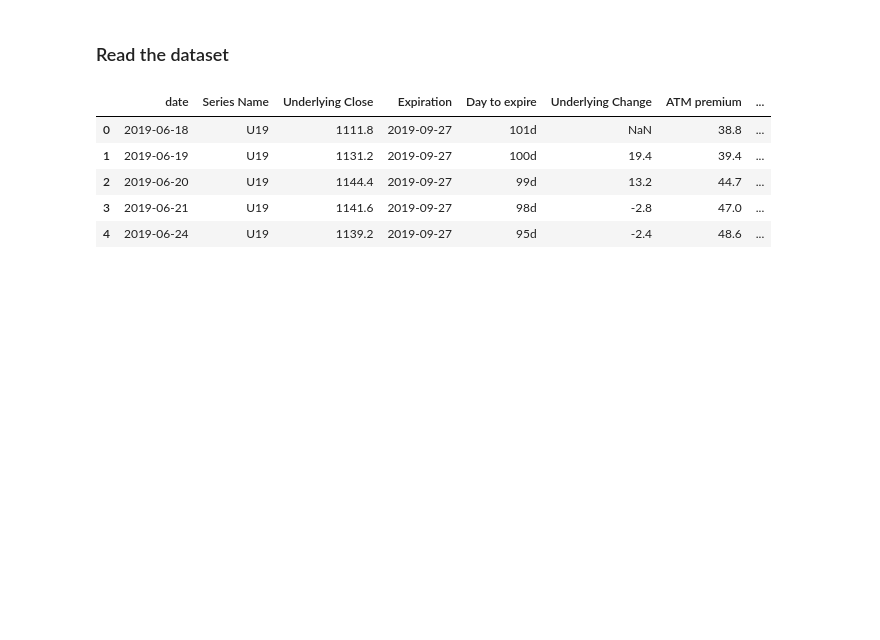
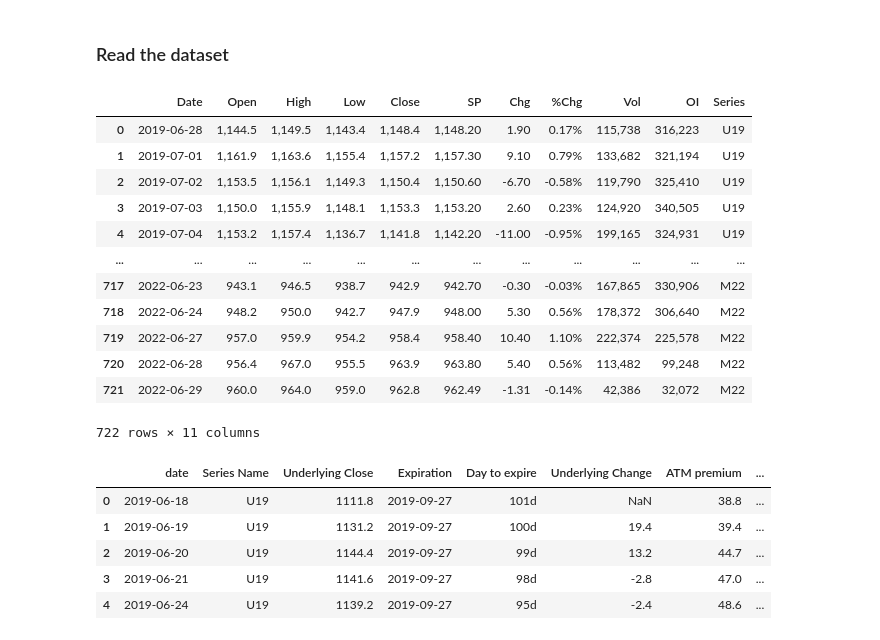
Before and after one commit to soi130/options_analysis, a Jupyter notebook: Option project.ipynb, the cells around one changed output. Cells and saved outputs as stored; diff of their text form; code cells hidden in the pictures; blank space fills up the shorter version.

```diff
--- a/Option project.ipynb
+++ b/Option project.ipynb
@@ -49,4 +52,30 @@ import matplotlib.pyplot as plt
 # %% [markdown]
 ### Read the dataset
+# %%
+import os
+os.getcwd()
+path = os.getcwd()+'/Merged-Table 1.csv'
+
+merged_future = pd.read_csv(path,
+                  parse_dates=['Date'],
+                  infer_datetime_format=True,
+                  dayfirst=True
+)
+# %%
+merged_future
+# %% [output]
+|  | Date | Open | High | Low | Close | SP | Chg | %Chg | Vol | OI | Series |
+| 0 | 2019-06-28 | 1,144.5 | 1,149.5 | 1,143.4 | 1,148.4 | 1,148.20 | 1.90 | 0.17% | 115,738 | 316,223 | U19 |
+| 1 | 2019-07-01 | 1,161.9 | 1,163.6 | 1,155.4 | 1,157.2 | 1,157.30 | 9.10 | 0.79% | 133,682 | 321,194 | U19 |
+| 2 | 2019-07-02 | 1,153.5 | 1,156.1 | 1,149.3 | 1,150.4 | 1,150.60 | -6.70 | -0.58% | 119,790 | 325,410 | U19 |
+| 3 | 2019-07-03 | 1,150.0 | 1,155.9 | 1,148.1 | 1,153.3 | 1,153.20 | 2.60 | 0.23% | 124,920 | 340,505 | U19 |
+| 4 | 2019-07-04 | 1,153.2 | 1,157.4 | 1,136.7 | 1,141.8 | 1,142.20 | -11.00 | -0.95% | 199,165 | 324,931 | U19 |
+| ... | ... | ... | ... | ... | ... | ... | ... | ... | ... | ... | ... |
+| 717 | 2022-06-23 | 943.1 | 946.5 | 938.7 | 942.9 | 942.70 | -0.30 | -0.03% | 167,865 | 330,906 | M22 |
+| 718 | 2022-06-24 | 948.2 | 950.0 | 942.7 | 947.9 | 948.00 | 5.30 | 0.56% | 178,372 | 306,640 | M22 |
+| 719 | 2022-06-27 | 957.0 | 959.9 | 954.2 | 958.4 | 958.40 | 10.40 | 1.10% | 222,374 | 225,578 | M22 |
+| 720 | 2022-06-28 | 956.4 | 967.0 | 955.5 | 963.9 | 963.80 | 5.40 | 0.56% | 113,482 | 99,248 | M22 |
+| 721 | 2022-06-29 | 960.0 | 964.0 | 959.0 | 962.8 | 962.49 | -1.31 | -0.14% | 42,386 | 32,072 | M22 |
+722 rows × 11 columns
 # %%
 import os
```
Also changed, not shown: parts of 6 cells of this notebook, 3 other files.
